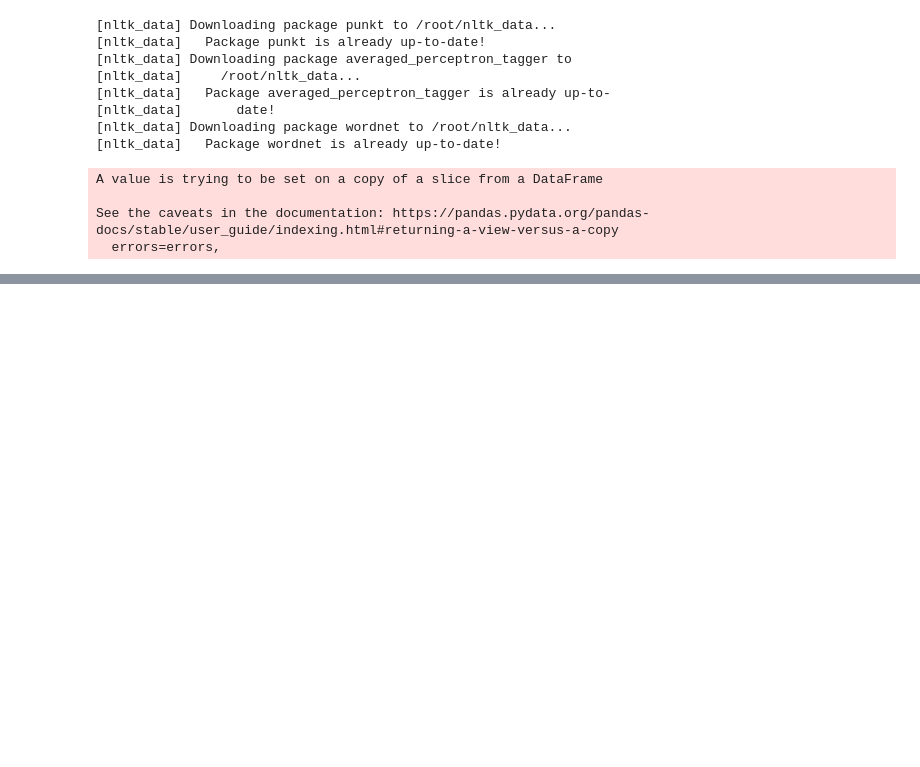
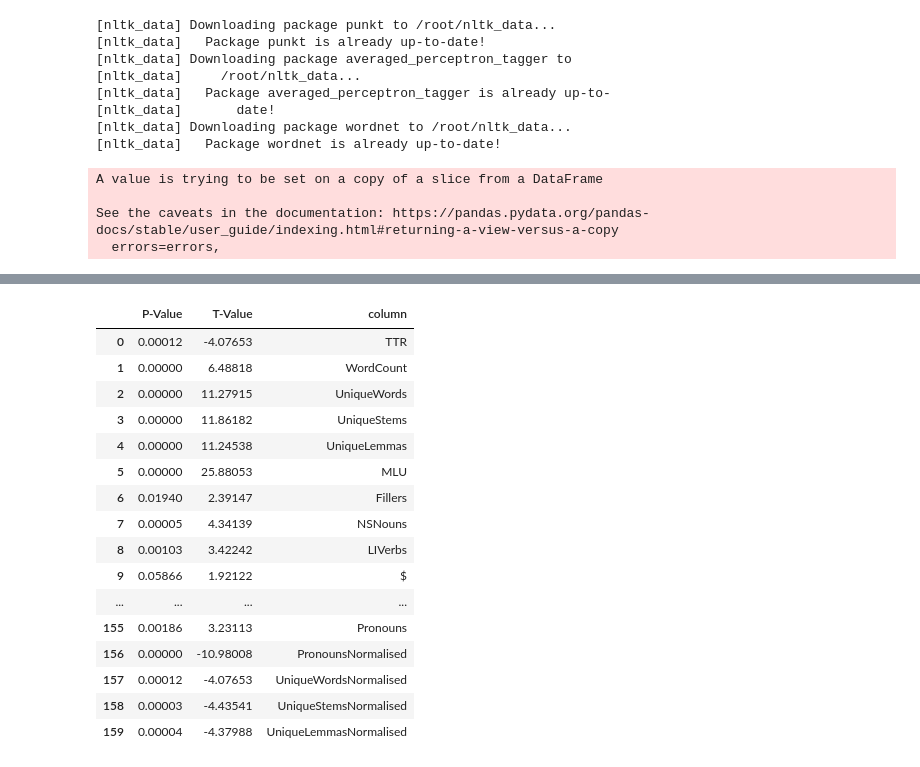
Before and after one commit to joealcantara/NLP, a Jupyter notebook: pres.ipynb, the cells around one changed output, grey strips where cells are left out. Drawn from its saved outputs; the diff is of its cells as text; code cells hidden in the pictures; blank space fills up the shorter version.

```diff
--- a/pres.ipynb
+++ b/pres.ipynb
@@ -521,0 +593,22 @@ Requirement already satisfied: six in /usr/local/lib/python3.6/dist-packages (fr
+# %%
+# T-Tests Reagan v Bush
+c = tTests(listOfColumns, dfReagan, dfTrump)
+c
+# %% [output]
+|  | P-Value | T-Value | column |
+| 0 | 0.00012 | -4.07653 | TTR |
+| 1 | 0.00000 | 6.48818 | WordCount |
+| 2 | 0.00000 | 11.27915 | UniqueWords |
+| 3 | 0.00000 | 11.86182 | UniqueStems |
+| 4 | 0.00000 | 11.24538 | UniqueLemmas |
+| 5 | 0.00000 | 25.88053 | MLU |
+| 6 | 0.01940 | 2.39147 | Fillers |
+| 7 | 0.00005 | 4.34139 | NSNouns |
+| 8 | 0.00103 | 3.42242 | LIVerbs |
+| 9 | 0.05866 | 1.92122 | $ |
+| ... | ... | ... | ... |
+| 155 | 0.00186 | 3.23113 | Pronouns |
+| 156 | 0.00000 | -10.98008 | PronounsNormalised |
+| 157 | 0.00012 | -4.07653 | UniqueWordsNormalised |
+| 158 | 0.00003 | -4.43541 | UniqueStemsNormalised |
+| 159 | 0.00004 | -4.37988 | UniqueLemmasNormalised |
```
Also changed, not shown: parts of 14 cells of this notebook.
